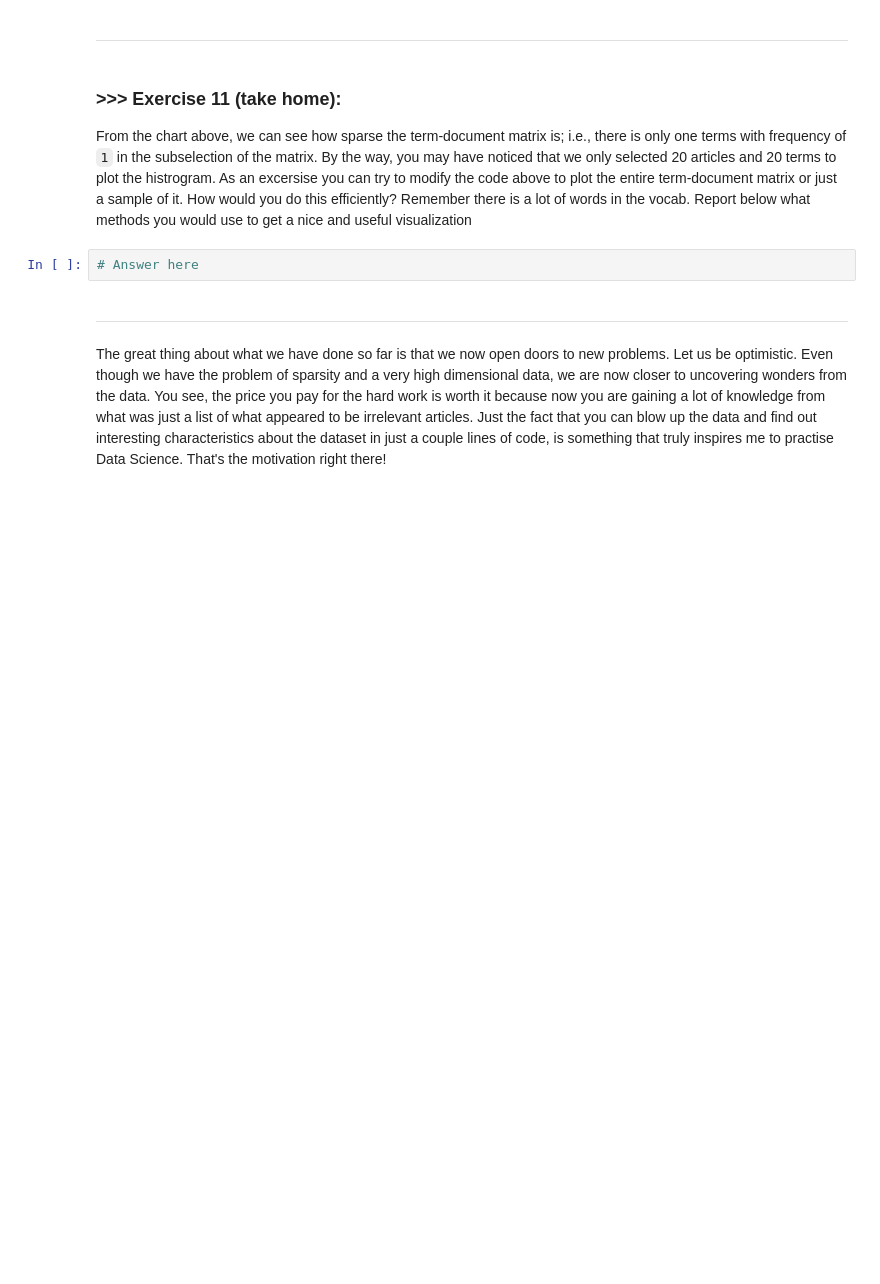
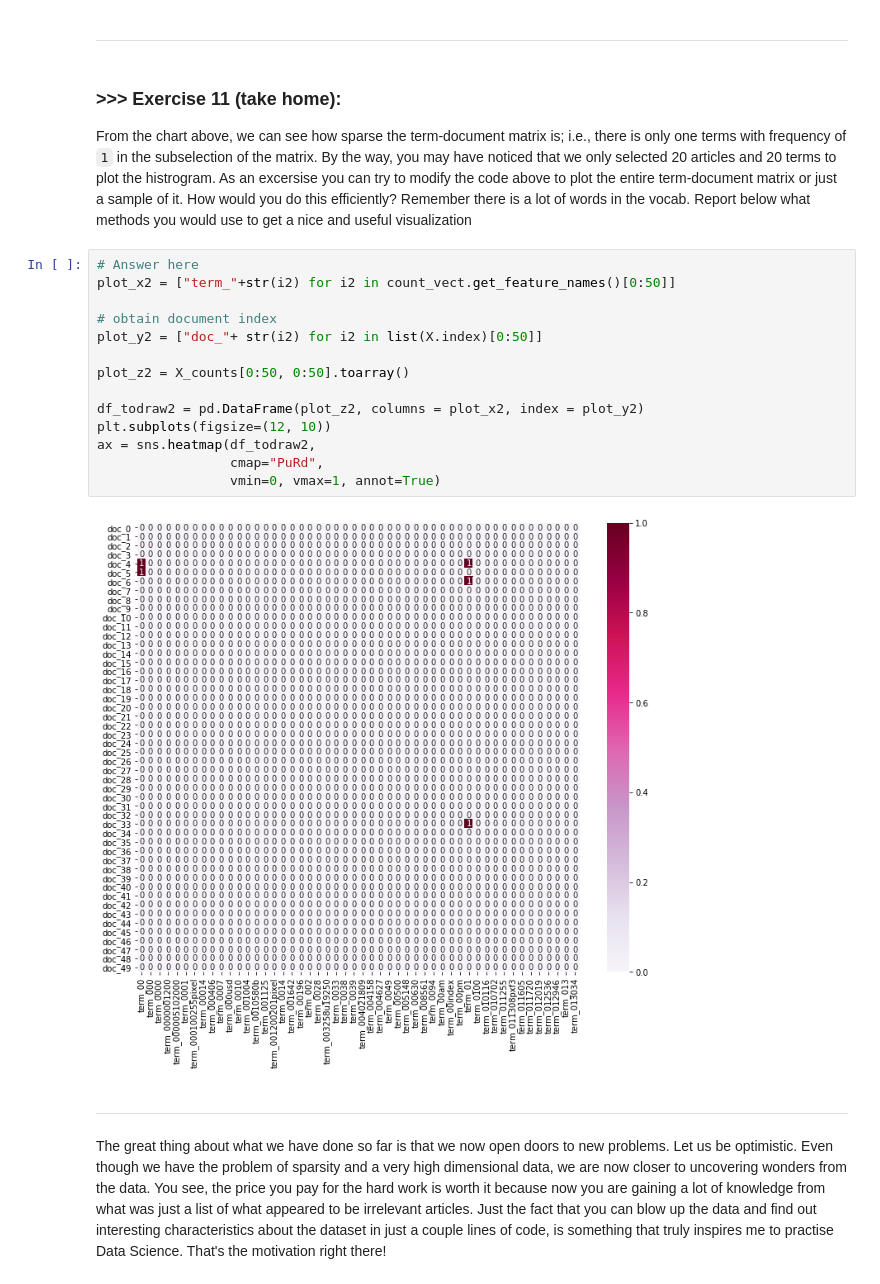
Before and after one commit to esamgel/data_mining_lab, a Jupyter notebook: news_data_mining.ipynb, the cells around one changed output. Cells and saved outputs as stored; diff of their text form; blank space fills up the shorter version.

```diff
--- a/news_data_mining.ipynb
+++ b/news_data_mining.ipynb
@@ -1124,8 +1127,22 @@ Check out more beautiful color palettes here: https://python-graph-gallery.com/1
 # %% [markdown]
 ### **>>> Exercise 11 (take home):**
 From the chart above, we can see how sparse the term-document matrix is; i.e., there is only one terms with frequency of `1` in the subselection of the matrix. By the way, you may have noticed that we only selected 20 articles and 20 terms to plot the histrogram. As an excersise you can try to modify the code above to plot the entire term-document matrix or just a sample of it. How would you do this efficiently? Remember there is a lot of words in the vocab. Report below what methods you would use to get a nice and useful visualization
-# %%
-# Answer here
+# %%
+# Answer here
+plot_x2 = ["term_"+str(i2) for i2 in count_vect.get_feature_names()[0:50]]
+
+# obtain document index
+plot_y2 = ["doc_"+ str(i2) for i2 in list(X.index)[0:50]]
+
+plot_z2 = X_counts[0:50, 0:50].toarray()
+
+df_todraw2 = pd.DataFrame(plot_z2, columns = plot_x2, index = plot_y2)
+plt.subplots(figsize=(12, 10))
+ax = sns.heatmap(df_todraw2,
+                 cmap="PuRd",
+                 vmin=0, vmax=1, annot=True)
+# %% [output]
+[figure, added]
 # %% [markdown]
 ---
 # %% [markdown]
```
Also changed, not shown: parts of 35 cells of this notebook.
